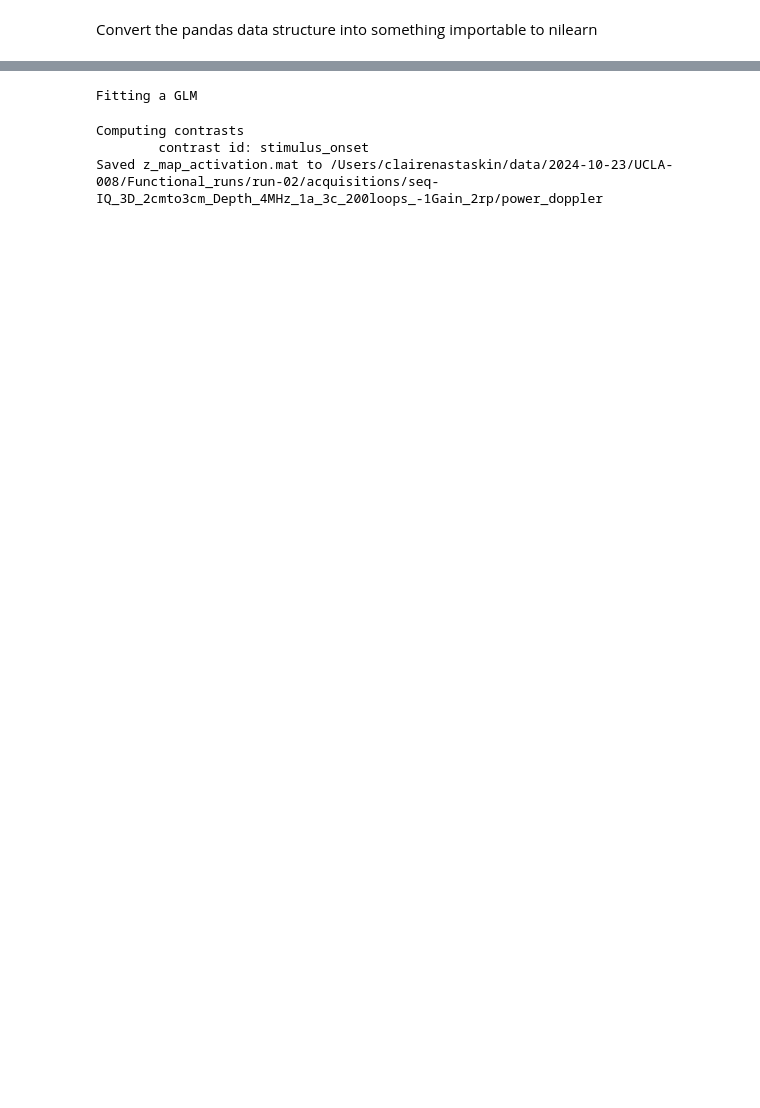
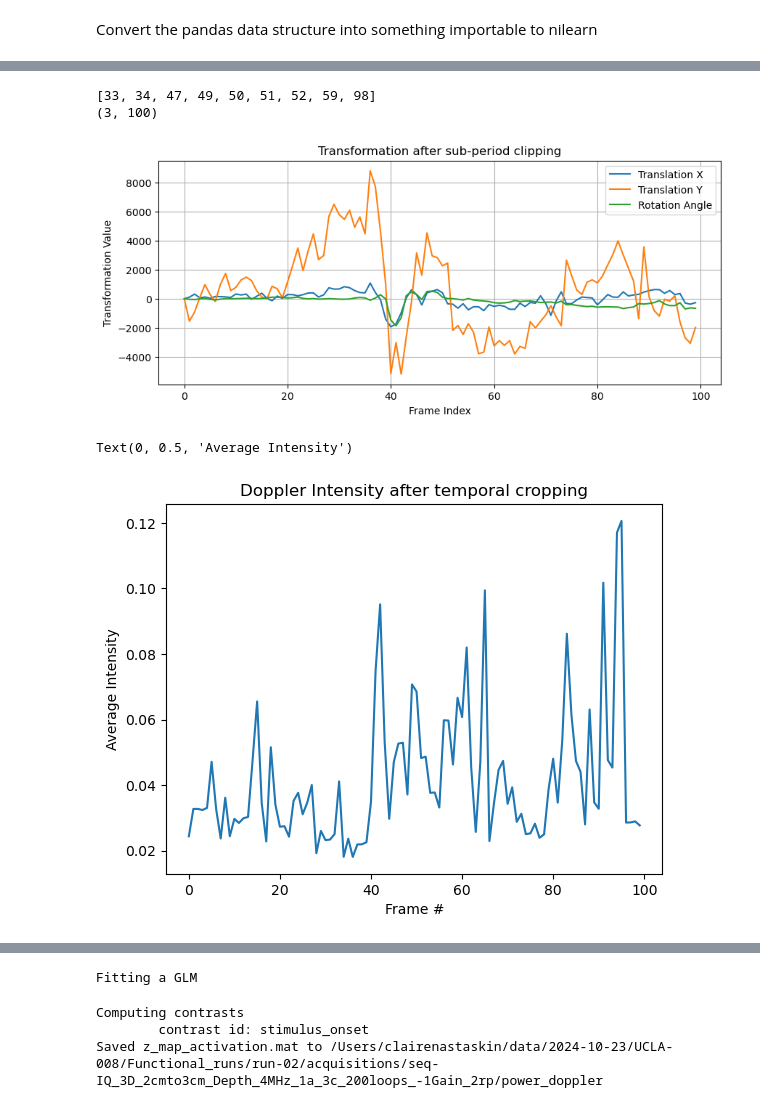
Before and after one commit to ClaireNastaskin/processing_fusi, a Jupyter notebook: Experiments/process_3D_UCLA_eventstream.ipynb, the cells around one changed output, grey strips where cells are left out. Drawn from its saved outputs; the diff is of its cells as text; code cells hidden in the pictures; blank space fills up the shorter version.

```diff
--- a/Experiments/process_3D_UCLA_eventstream.ipynb
+++ b/Experiments/process_3D_UCLA_eventstream.ipynb
@@ -136,3 +132,64 @@ print(fusi_data.shape)
+# %%
+#################################
+#     Remove extreme outliers    #
+##################################
+
+remove_extreme_outliers = True
+# Define a quite time period to compare to
+quite_time_period = [0, 30]
+
+mean_quite_time_period = np.mean(average_over_time[quite_time_period[0]:quite_time_period[1]])
+std_quite_time_period = np.std(average_over_time[quite_time_period[0]:quite_time_period[1]])
+
+skip_frames = []
+for i in range(fusi_data.shape[3]):
+    if np.abs(average_over_time[i] - mean_quite_time_period) > 10*std_quite_time_period:
+        skip_frames = skip_frames + [i]
+print(skip_frames)
+
+frames_to_keep = [i for i in range(fusi_data.shape[3]) if i not in skip_frames]
+
+ # Sub-period of fusi_data
+fusi_data_sub_period = fusi_data[:, :, :, frames_to_keep]
+fusi_info_sub_period = fusi_info.iloc[frames_to_keep]
+# Select a sub-period of probe_events based on indices
+probe_events_sub_period = probe_events.iloc[frames_to_keep].reset_index(drop=True)
+
+# Filter task_info based on the sub-period range for time_stamp data of probe_events_sub_period
+task_events_sub = task_events[
+    (task_events['onset'] >= probe_events_sub_period.time_stamp.iloc[0]) &
+    (task_events['onset'] <= probe_events_sub_period.time_stamp.iloc[-1])  # iloc[-1] for last value
+].reset_index(drop=True)
+
+if apply_image_registration:
+
+    # Sub-period of transformations
+    transformations_sub_period = transformations[:, frames_to_keep]
+    print(transformations_sub_period.shape)
+
+    plt.figure(figsize=(10, 4))
+    plt.plot(transformations_sub_period[0, :]*1000, label='Translation X')
+    plt.plot(transformations_sub_period[1, :]*1000, label='Translation Y')
+    plt.plot(transformations_sub_period[2, :]*180/np.pi, label='Rotation Angle')
+    plt.title('Transformation after sub-period clipping')
+    plt.xlabel('Frame Index')
+    plt.ylabel('Transformation Value')
+    plt.legend()
+    plt.grid(True)
+    plt.show()
+
+
+average_over_time_sub_period = np.mean(fusi_data_sub_period, axis=(0, 1, 2))
+plt.plot(average_over_time_sub_period)
+plt.title('Doppler Intensity after temporal cropping')
+plt.xlabel('Frame #')
+plt.ylabel('Average Intensity')
+# %% [output]
+[33, 34, 47, 49, 50, 51, 52, 59, 98]
+(3, 100)
+[figure, added]
+Text(0, 0.5, 'Average Intensity')
+[figure, added]
 # %%
 ###############################################################################################
 #     Depending on the transformation matrix, we can select a sub-period of time to study     #
```
Also changed, not shown: parts of 19 cells of this notebook, 1 other file.
